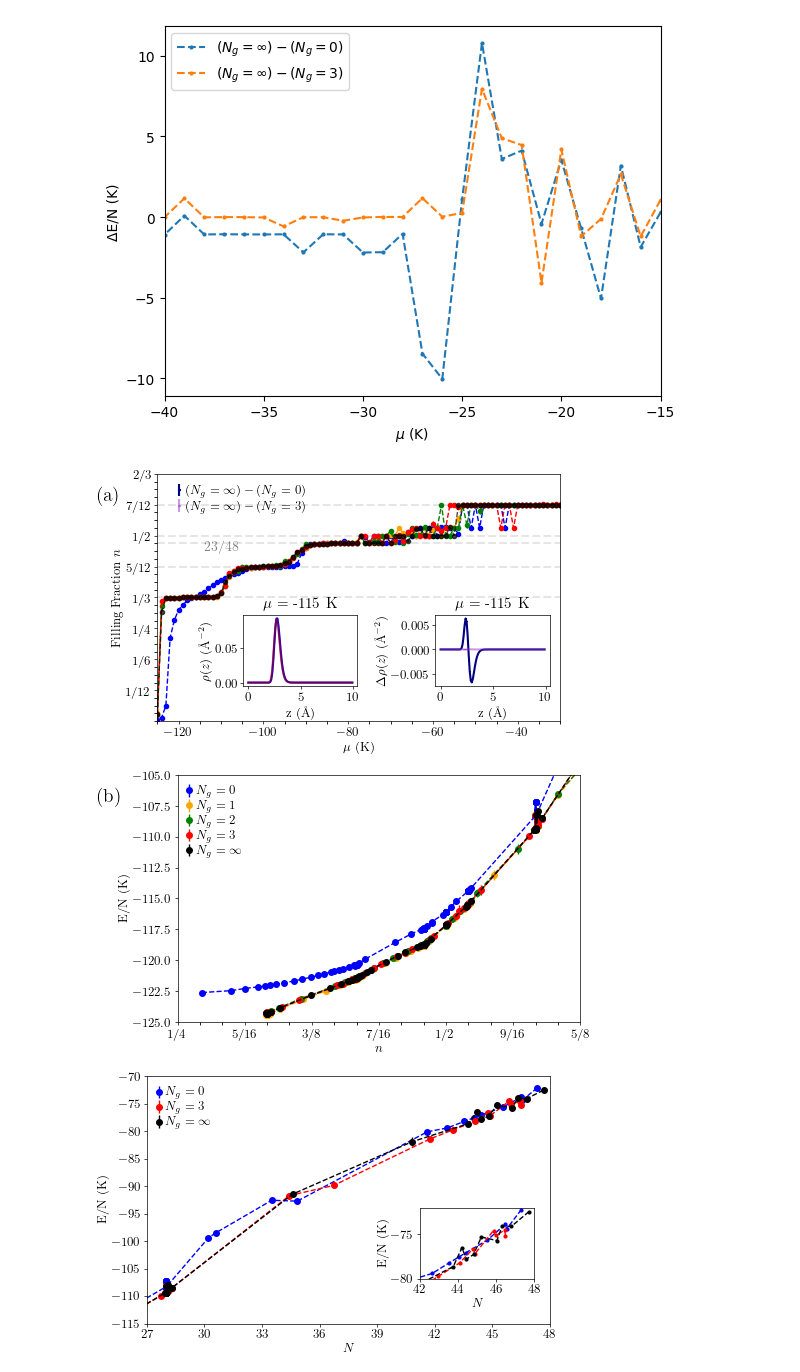
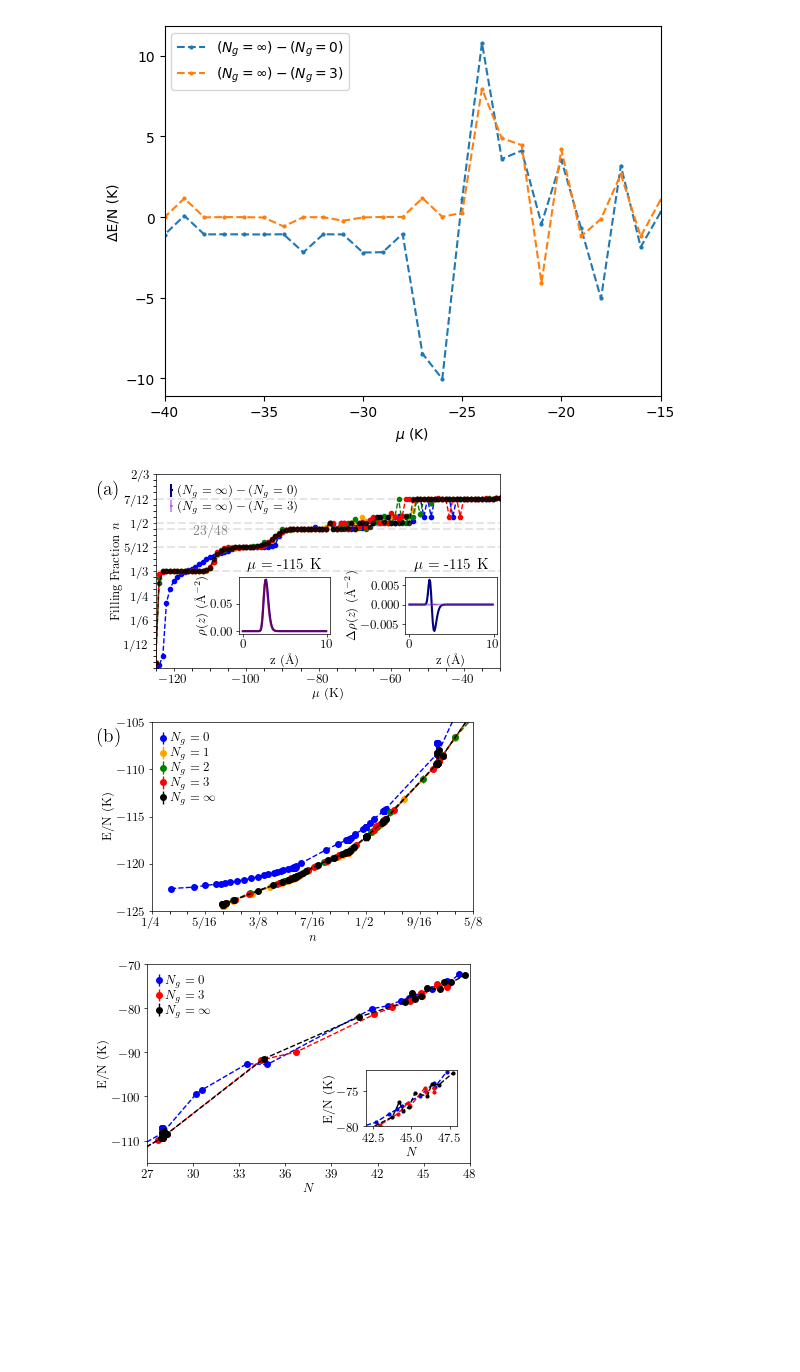
Before and after one commit to CAMM-UTK/papers-code-GrapheneCorrugation, a Jupyter notebook: src/DataAnalysis.ipynb, the cells around one changed output. Drawn from its saved outputs; the diff is of its cells as text; code cells hidden in the pictures; blank space fills up the shorter version.

```diff
--- a/src/DataAnalysis.ipynb
+++ b/src/DataAnalysis.ipynb
@@ -551,7 +549,7 @@ plot_style = {'aps':'aps.mplstyle'}
 plt.style.reload_library()
 plt.style.use(plot_style['aps'])
 
-fig, ax_main = plt.subplots(figsize=(3.4646*1.5, 2.14122*1.5))
+fig, ax_main = plt.subplots(figsize=((8.5*.49, 5.253*.49)))
 
 err = np.nan_to_num(np.array(ENError_dict[r'$N_g = 0$'])/48)
 ax_main.errorbar(chemical_dict[r'$N_g = 0$'],np.array(N_dict[r'$N_g = 0$'])/48,yerr=err,
@@ -594,7 +592,7 @@ ax_main.xaxis.set_major_locator(plt.MultipleLocator(base=major_tick_spacing_x))
 ax_main.xaxis.set_minor_locator(plt.MultipleLocator(base=minor_tick_spacing_x))
 ax_main.set_ylabel(r'Filling Fraction $n$')
 
-ax_zoom2 = fig.add_axes([0.66, 0.22, 0.22, 0.22])
+ax_zoom2 = fig.add_axes([0.74, 0.31, 0.22, 0.22])
 ax_zoom2.errorbar(linear_density[r'$N_g = 0$'].data['u = -115.00 -- r [Å]']+5,linear_density[r'$N_g = \infty$'].data['u = -115.00 -- ρ(r)']-linear_density[r'$N_g = 0$'].data['u = -115.00 -- ρ(r)'],yerr=linear_density[r'$N_g = \infty$'].data['u = -115.00 -- Δρ(r)']+linear_density[r'$N_g = 0$'].data['u = -115.00 -- Δρ(r)'],color=darker_blue_color,label =r'$(N_g = \infty) - (N_g = 0)$')
 ax_zoom2.errorbar(linear_density[r'$N_g = 3$'].data['u = -115.00 -- r [Å]']+5,linear_density[r'$N_g = \infty$'].data['u = -115.00 -- ρ(r)']-linear_density[r'$N_g = 3$'].data['u = -115.00 -- ρ(r)'],yerr=linear_density[r'$N_g = \infty$'].data['u = -115.00 -- Δρ(r)']+linear_density[r'$N_g = 3$'].data['u = -115.00 -- Δρ(r)'],color=darker_red_color,alpha=.5,label =r'$(N_g = \infty) - (N_g = 3)$')
 ax_zoom2.set_title(r"$\mu$ = -115 K ")
@@ -602,7 +600,7 @@ ax_zoom2.set_xlabel(r'z $(\textrm{\AA})$')  # Add x label
 ax_zoom2.set_ylabel(r'$\Delta \rho(z)$ $(\textrm{\AA}{}^{-2}$)')
 
 
-ax_zoom1 = fig.add_axes([0.29, 0.22, 0.22, 0.22])
+ax_zoom1 = fig.add_axes([0.34, 0.31, 0.22, 0.22])
 ax_zoom1.errorbar(linear_density[r'$N_g = 0$'].data['u = -115.00 -- r [Å]']+5,linear_density[r'$N_g = 0$'].data['u = -115.00 -- ρ(r)'],yerr=linear_density[r'$N_g = 0$'].data['u = -115.00 -- Δρ(r)'],color=blue_color)
 ax_zoom1.errorbar(linear_density[r'$N_g = 3$'].data['u = -115.00 -- r [Å]']+5,linear_density[r'$N_g = 3$'].data['u = -115.00 -- ρ(r)'],yerr=linear_density[r'$N_g = 3$'].data['u = -115.00 -- Δρ(r)'],color=red_color,alpha=.5)
 ax_zoom1.errorbar(linear_density[r'$N_g = \infty$'].data['u = -115.00 -- r [Å]']+5,linear_density[r'$N_g = \infty$'].data['u = -115.00 -- ρ(r)'],yerr=linear_density[r'$N_g = \infty$'].data['u = -80.00 -- Δρ(r)']+linear_density[r'$N_g = \infty$'].data['u = -115.00 -- Δρ(r)'],color=black_color,alpha=.2)
@@ -612,9 +610,9 @@ ax_zoom1.set_xlabel(r'z $(\textrm{\AA})$')  # Add x label
 ax_zoom1.set_ylabel(r'$\rho(z)$ $(\textrm{\AA}{}^{-2}$)')
 ax_main.legend().set_visible(False)
 
-legend_inset = ax_main.legend(*ax_zoom2.get_legend_handles_labels(), loc='upper right', bbox_to_anchor=(.4, 1))
-
-ax_main.text(-0.15, 0.95, "(a)", transform=ax_main.transAxes, fontsize=14, va='top', ha='left')
+legend_inset = ax_main.legend(*ax_zoom2.get_legend_handles_labels(), loc='upper right', bbox_to_anchor=(.45, 1))
+plt.tight_layout()
+ax_main.text(-0.17, .97, "(a)", transform=ax_main.transAxes, fontsize=14, va='top', ha='left')
 plt.savefig('../figures/Fig3a.pdf', format='pdf')
 plt.savefig('../figures/Fig3a.svg', format='svg')
 plt.show()
@@ -633,7 +631,7 @@ plot_style = {'aps':'aps.mplstyle'}
 plt.style.reload_library()
 plt.style.use(plot_style['aps'])
 
-fig, ax_main = plt.subplots(figsize=(3.4646*1.5, 2.14122*1.5))
+fig, ax_main = plt.subplots(figsize=(8.5*.48, 5.253*.48))
 ax_main.errorbar(np.array(sorted_N[r'$N_g = 0$'])/48,sorted_EN[r'$N_g = 0$'],yerr=sorted_ENError[r'$N_g = 0$'],color=blue_color,ecolor=blue_color,marker='o', linewidth=1, markersize=4, linestyle='--',label=r'$N_g = 0$')
 ax_main.errorbar(np.array(sorted_N[r'$N_g = 1$'])/48,sorted_EN[r'$N_g = 1$'],yerr=sorted_ENError[r'$N_g = 1$'],color=orange_color,ecolor=orange_color,marker='o',linewidth=1, markersize=4, linestyle='--',label=r'$N_g = 1$')
 ax_main.errorbar(np.array(sorted_N[r'$N_g = 2$'])/48,sorted_EN[r'$N_g = 2$'],yerr=sorted_ENError[r'$N_g = 2$'],color=green_color,ecolor=green_color,marker='o', linewidth=1, markersize=4, linestyle='--',label=r'$N_g = 2$')
@@ -643,14 +641,15 @@ major_tick_positions2 = [1/4,5/16,3/8,7/16,1/2, 9/16, 5/8]
 ax_main.set_xticks(major_tick_positions2)
 ax_main.xaxis.set_major_formatter(plt.FuncFormatter(format_fraction))
 ax_main.xaxis.set_minor_locator(plt.MultipleLocator(base=1/48))
-ax_main.set_xlim(12/48,30/48)
+ax_main.set_xlim(12/48,5/8)
 ax_main.set_ylim(-125,-105)
 ax_main.set_xlabel(r'$n$')
 ax_main.set_ylabel(r'E/N (K)')
-
-ax_main.text(-.2, .95, "(b)", transform=ax_main.transAxes,
+plt.tight_layout()
+ax_main.text(-.17, .97, "(b)", transform=ax_main.transAxes,
          fontsize=14, va='top', ha='left')
 ax_main.legend()
+
 plt.savefig('../figures/Fig3b.pdf', format='pdf', bbox_inches='tight')
 plt.savefig('../figures/Fig3b.svg', format='svg', bbox_inches='tight')
 
@@ -659,37 +658,37 @@ plt.show()
 #--------------------------------------------------------------------
 plot_style = {'aps':'aps.mplstyle'}
 plt.style.reload_library()
 plt.style.use(plot_style['aps'])
 
-fig, ax_main = plt.subplots(figsize=(3.4646*1.5, 2.14122*1.5))
+fig, ax_main = plt.subplots(figsize=(8.5*.49, 5.253*.49))
 ax_main.errorbar(sorted_N[r'$N_g = 0$'],sorted_EN[r'$N_g = 0$'],yerr=sorted_ENError[r'$N_g = 0$'],color=blue_color,ecolor=blue_color,marker='o', linewidth=1, markersize=4, linestyle='--',label=r'$N_g = 0$')
 ax_main.errorbar(sorted_N[r'$N_g = 3$'],sorted_EN[r'$N_g = 3$'],yerr=sorted_ENError[r'$N_g = 3$'],color=red_color,ecolor=red_color,marker='o', linewidth=1, markersize=4, linestyle='--',label=r'$N_g = 3$')
 ax_main.errorbar(sorted_N[r'$N_g = \infty$'],sorted_EN[r'$N_g = \infty$'],yerr=sorted_ENError[r'$N_g = \infty$'],color=black_color,ecolor=black_color,marker='o', linewidth=1, markersize=4, linestyle='--',label=r'$N_g = \infty$')
 ax_main.xaxis.set_major_locator(MaxNLocator(integer=True))
 ax_main.set_xlim(27,48)
 ax_main.set_ylim(-115,-70)
 ax_main.set_xlabel(r'$N$')
 ax_main.set_ylabel(r'E/N (K)')
 
 ax_zoom2 = fig.add_axes([0.65, 0.25, 0.22, 0.22])
 ax_zoom2.errorbar(sorted_N[r'$N_g = 0$'],sorted_EN[r'$N_g = 0$'],yerr=sorted_ENError[r'$N_g = 0$'],color=blue_color,ecolor=blue_color,marker='o', linewidth=1, markersize=2, linestyle='--',label=r'$N_g = 0$')
 ax_zoom2.errorbar(sorted_N[r'$N_g = 3$'],sorted_EN[r'$N_g = 3$'],yerr=sorted_ENError[r'$N_g = 3$'],color=red_color,ecolor=red_color,marker='o', linewidth=1, markersize=2, linestyle='--',label=r'$N_g = 3$')
 ax_zoom2.errorbar(sorted_N[r'$N_g = \infty$'],sorted_EN[r'$N_g = \infty$'],yerr=sorted_ENError[r'$N_g = \infty$'],color=black_color,ecolor=black_color,marker='o',linewidth=1, markersize=2, linestyle='--',label=r'$N_g = \infty$')
 
 
 ax_zoom2.set_xlabel(r'$N$')  # Add x label
 ax_zoom2.set_ylabel(r'E/N (K)')
 ax_zoom2.set_xlim(42,48)
 ax_zoom2.set_ylim(-80,-72)
 ax_main.legend(loc='upper left')
 plt.savefig('../figures/Fig6.pdf', format='pdf', bbox_inches='tight')
 plt.savefig('../figures/Fig6.svg', format='svg', bbox_inches='tight')
 
 plt.show()
 # %% [output]
-[figure, old version]
+[figure, new version]
-[figure, old version]
+[figure, new version]
-[figure, old version]
+[figure, new version]
 # %%
 import matplotlib.pyplot as plt
 import matplotlib.gridspec as gridspec
```
Also changed, not shown: parts of 9 cells of this notebook, 52 other files.
